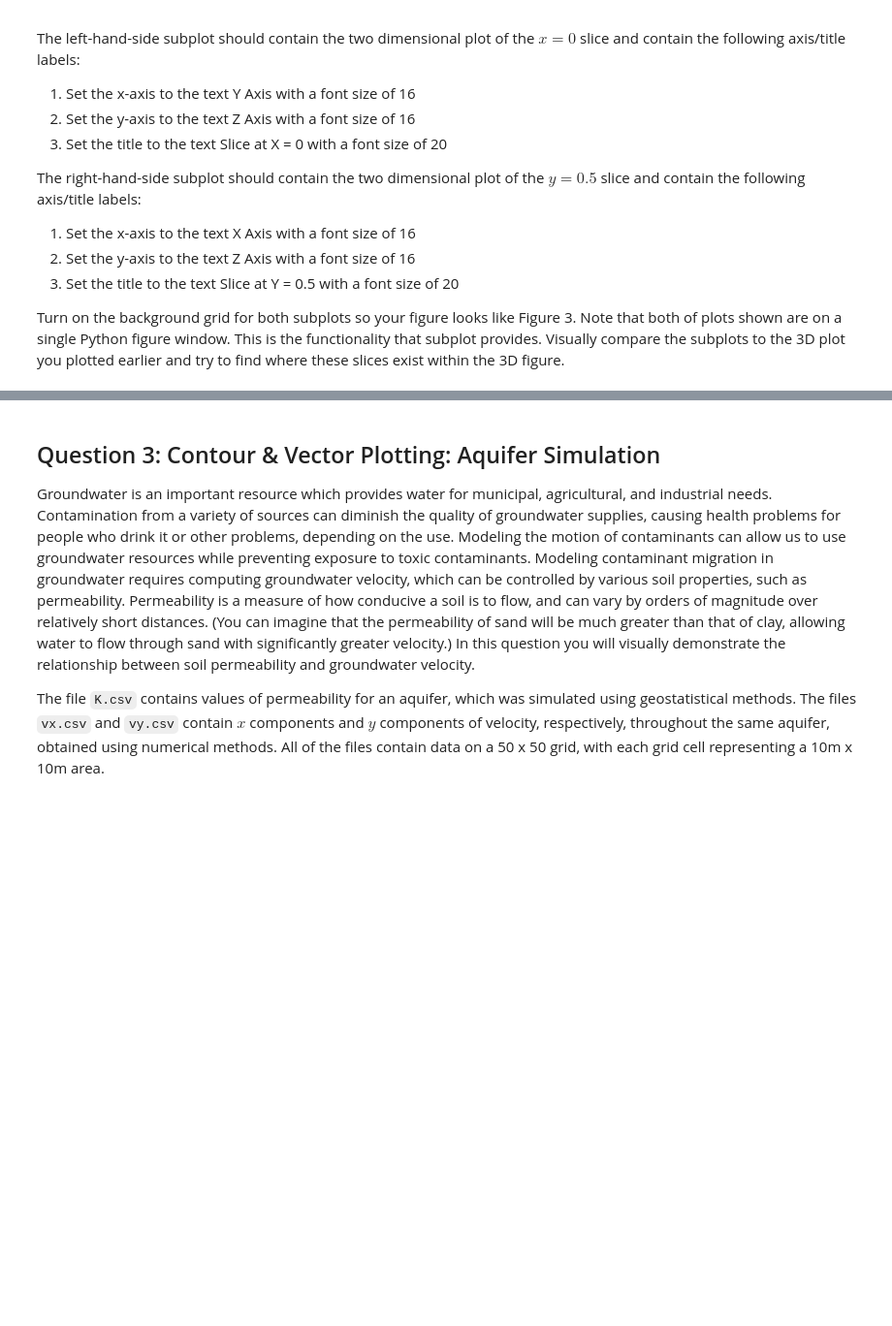
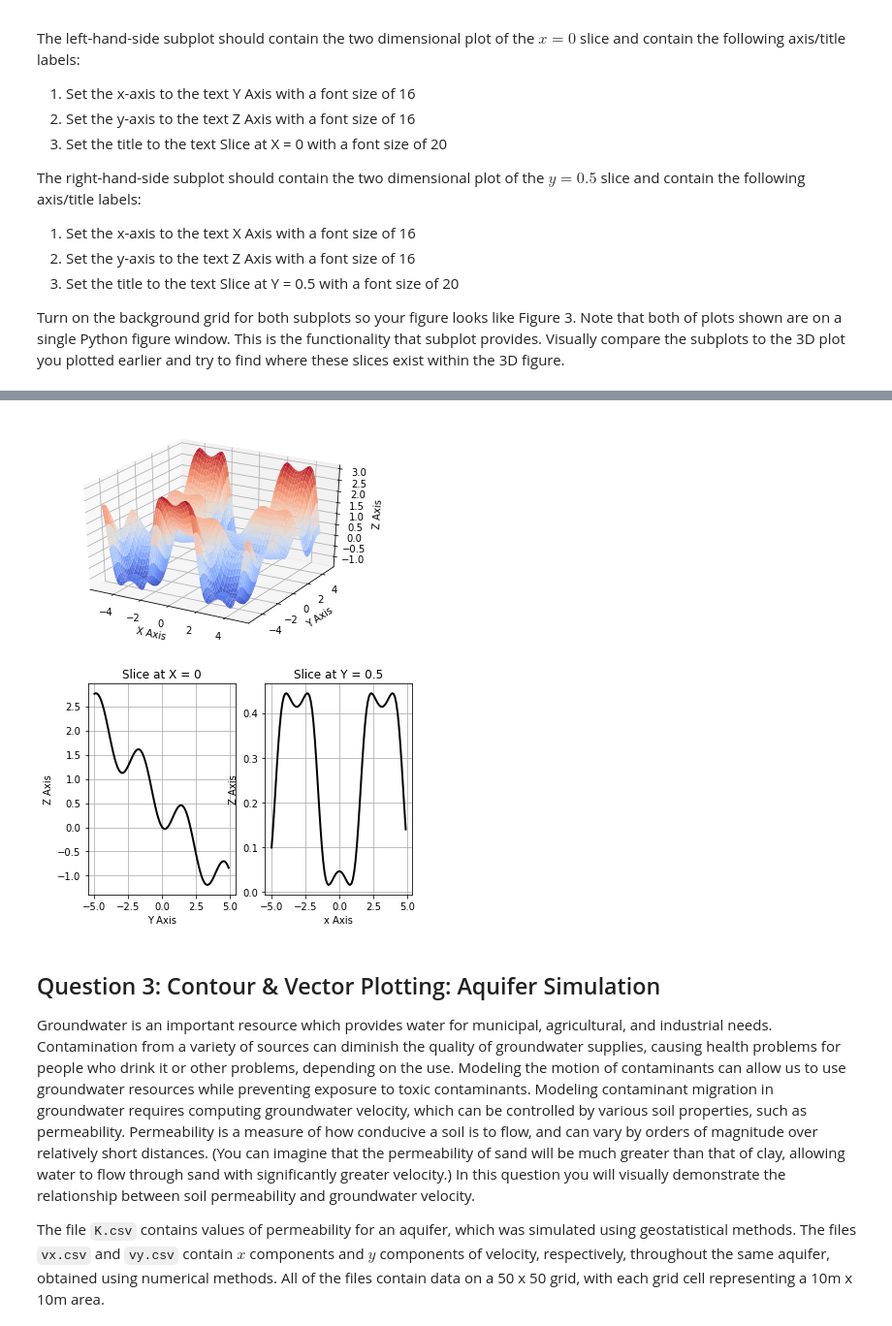
Before and after one commit to ds-modules/ENGIN-7, a Jupyter notebook: pycharm_e7/2016/Lab6/lab6_sol.ipynb, the cells around one changed output, grey strips where cells are left out. Shown: that part at 97% size. Saved outputs shown, nothing was run; the diff lists cells and outputs as text; code cells hidden in the pictures; blank space fills up the shorter version.

```diff
--- a/pycharm_e7/2016/Lab6/lab6_sol.ipynb
+++ b/pycharm_e7/2016/Lab6/lab6_sol.ipynb
@@ -296,6 +319,49 @@ Turn on the background grid for both subplots so your figure looks like Figure 3
 Figure 2: 3-D Surface plot
 ![](E7_lab6_3.jpg)
 Figure 3: 2-D line plots of (1) Z axis versus the Y Axis, Slice at X = 0; (2) Z Axis versus the X Axis, Slice at Y = 0.5
+# %%
+x = np.arange(-5,5,.1)
+y = np.arange(-5,5,.1)
+X,Y = np.meshgrid(x,y)
+
+Z = -(Y*np.cos(X))/np.exp(np.cos(X)**2)+np.sin(Y)**2
+
+fig = plt.figure()
+ax = fig.gca(projection='3d')
+
+surf = ax.plot_surface(X, Y, Z,cmap=cm.coolwarm)
+
+ax.set_xlabel('X Axis')
+ax.set_ylabel('Y Axis')
+ax.set_zlabel('Z Axis')
+
+plt.show()
+
+x_slice = 0
+z_slice1 = -(y*np.cos(x_slice))/np.exp(cos(x_slice)**2) + np.sin(y)**2
+
+y_slice = 0.5
+z_slice2 = -(y_slice*np.cos(x))/np.exp(cos(x)**2) + np.sin(y_slice)**2
+
+fig = plt.figure()
+ax1 = fig.add_subplot(121)
+ax1.plot(y,z_slice1, 'k',linewidth=2)
+ax1.grid(True)
+ax1.set_xlabel('Y Axis')
+ax1.set_ylabel('Z Axis')
+ax1.set_title('Slice at X = 0')
+
+ax2 = fig.add_subplot(122)
+ax2.plot(x,z_slice2, 'k',linewidth=2)
+ax2.grid(True)
+ax2.set_xlabel('x Axis')
+ax2.set_ylabel('Z Axis')
+ax2.set_title('Slice at Y = 0.5')
+
+plt.show()
+# %% [output]
+[figure, added]
+[figure, added]
 # %% [markdown]
 ## Question 3: Contour & Vector Plotting: Aquifer Simulation
 
```
Also changed, not shown: parts of 3 cells of this notebook.
